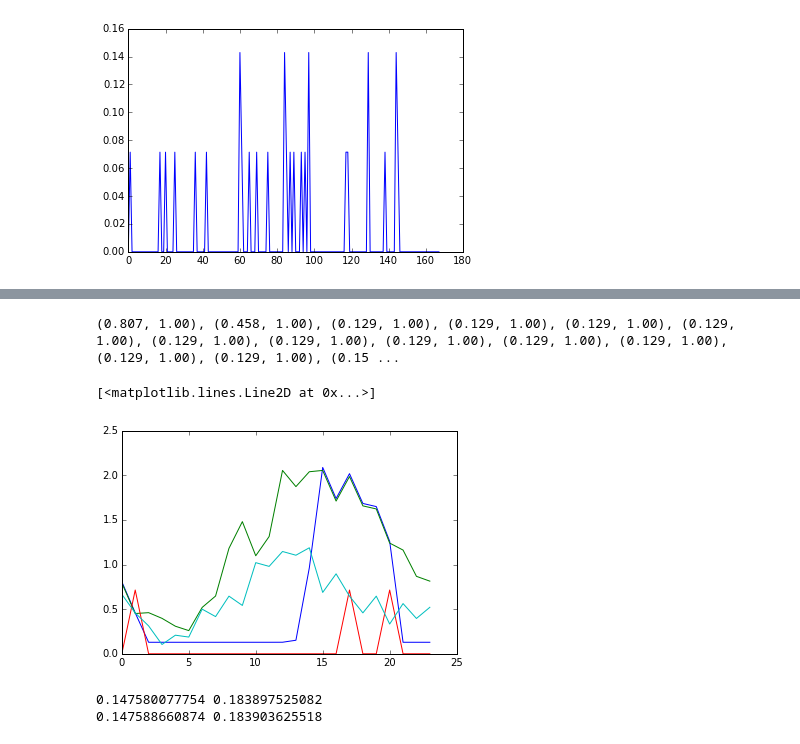
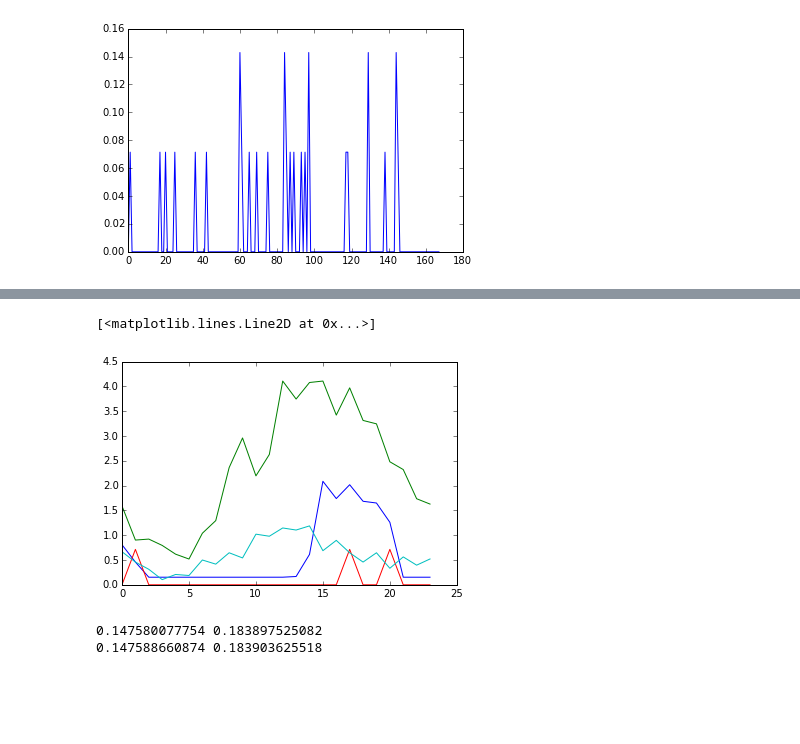
Before and after one commit to Networks-Learning/broadcast_ref, a Jupyter notebook: runner/NTAI.ipynb, the cells around one changed output, grey strips where cells are left out. Cells and saved outputs as stored; diff of their text form; code cells hidden in the pictures; blank space fills up the shorter version.

```diff
--- a/runner/NTAI.ipynb
+++ b/runner/NTAI.ipynb
@@ -48,7 +34,7 @@ plt.plot(target.intensity().get_as_vector()[0])
 [<matplotlib.lines.Line2D at 0x...>]
 [figure]
 # %%
-user.optimum_intensity(target)
+best_intensity = user.optimum_intensity(target)
 # %% [output]
 pi:  [0.0, 0.07142857142857142, 0.0, 0.0, 0.0, 0.0, 0.0, 0.0, 0.0, 0.0, 0.0, 0.0, 0.0, 0.0, 0.0, 0.0, 0.0, 0.07142857142857142, 0.0, 0.0, 0.07142857142857142, 0.0, 0.0, 0.0]
 iter 0
@@ -71,15 +42,9 @@ iter 20
-# %%
-best_intensity = _
-# %%
-print best_intensity
-# %% [output]
-(0.807, 1.00), (0.458, 1.00), (0.129, 1.00), (0.129, 1.00), (0.129, 1.00), (0.129, 1.00), (0.129, 1.00), (0.129, 1.00), (0.129, 1.00), (0.129, 1.00), (0.129, 1.00), (0.129, 1.00), (0.129, 1.00), (0.15 ...
 # %%
 plt.plot(best_intensity.get_as_vector()[0])
-plt.plot(np.array(target.wall_intensity(user.user_id()).sub_intensity(0, 24).get_as_vector()[0])/4.0)
+plt.plot(np.array(target.wall_intensity(user.user_id()).sub_intensity(0, 24).get_as_vector()[0])/2.0)
 plt.plot(np.array(target.connection_probability()[0:24]) * 10.0)
 plt.plot(user.intensity().sub_intensity(0, 24).get_as_vector()[0])
 # %% [output]
 [<matplotlib.lines.Line2D at 0x...>]
-[figure, old version]
+[figure, new version]
 # %%
```
Also changed, not shown: parts of 5 cells of this notebook, 2 other files.
